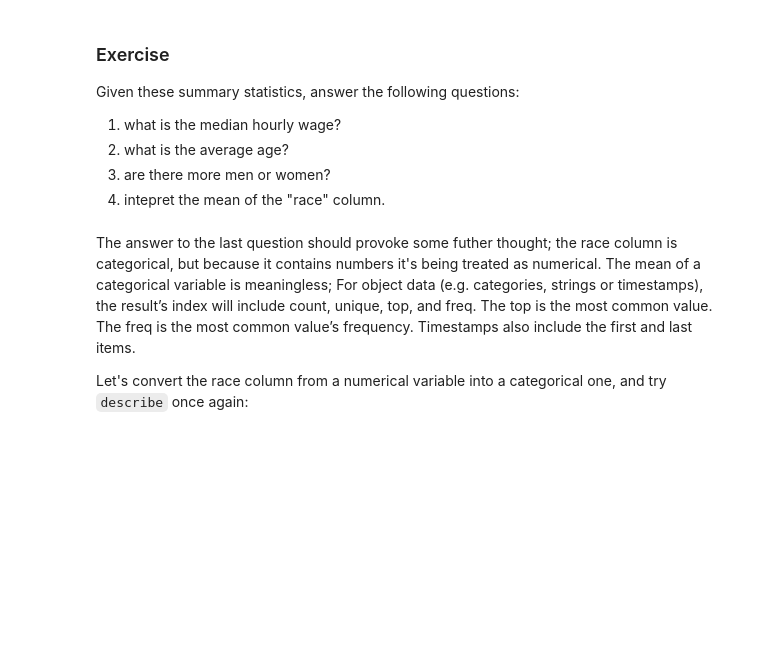
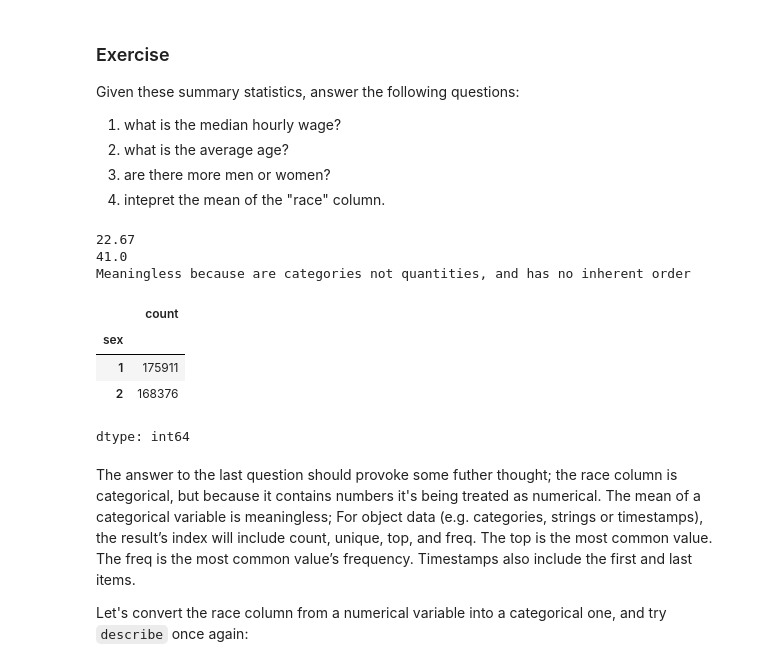
Before and after one commit to ilinashah177/QM2, a Jupyter notebook: Copy_of_W5_Distributions_and_Basic_Statistics.ipynb, the cells around one changed output. Saved outputs shown, nothing was run; the diff lists cells and outputs as text; code cells hidden in the pictures; blank space fills up the shorter version.

```diff
--- a/Copy_of_W5_Distributions_and_Basic_Statistics.ipynb
+++ b/Copy_of_W5_Distributions_and_Basic_Statistics.ipynb
@@ -127,6 +127,21 @@ Given these summary statistics, answer the following questions:
 2. what is the average age?
 3. are there more men or women?
 4. intepret the mean of the "race" column.
+# %%
+print(22.67)
+print(41.00)
+print('Meaningless because are categories not quantities, and has no inherent order')
+
+df['sex'].value_counts()
+# %% [output]
+22.67
+41.0
+Meaningless because are categories not quantities, and has no inherent order
+|  | count |
+| sex |  |
+| 1 | 175911 |
+| 2 | 168376 |
+dtype: int64
 # %% [markdown]
 The answer to the last question should provoke some futher thought; the race column is categorical, but because it contains numbers it's being treated as numerical. The mean of a categorical variable is meaningless; For object data (e.g. categories, strings or timestamps), the result’s index will include count, unique, top, and freq. The top is the most common value. The freq is the most common value’s frequency. Timestamps also include the first and last items.
 
```
Also changed, not shown: parts of 4 cells of this notebook.
